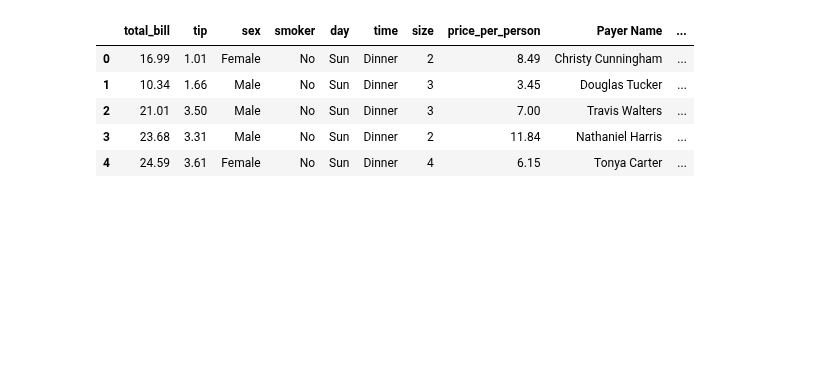
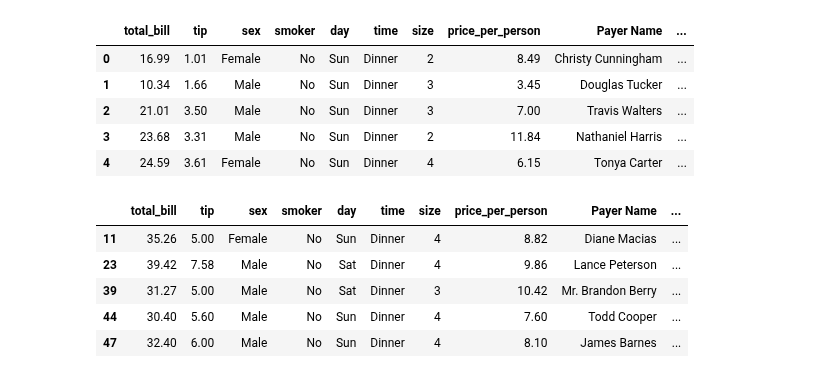
Before and after one commit to rohitcodism/ML-DS, a Jupyter notebook: practices/pandas/Data_filtering.ipynb, the cells around one changed output. Cells and saved outputs as stored; diff of their text form; code cells hidden in the pictures; blank space fills up the shorter version.

```diff
--- a/practices/pandas/Data_filtering.ipynb
+++ b/practices/pandas/Data_filtering.ipynb
@@ -14,0 +17,9 @@ df.head()
+# %%
+filtBill.head()
+# %% [output]
+|  | total_bill | tip | sex | smoker | day | time | size | price_per_person | Payer Name | ... |
+| 11 | 35.26 | 5.00 | Female | No | Sun | Dinner | 4 | 8.82 | Diane Macias | ... |
+| 23 | 39.42 | 7.58 | Male | No | Sat | Dinner | 4 | 9.86 | Lance Peterson | ... |
+| 39 | 31.27 | 5.00 | Male | No | Sat | Dinner | 3 | 10.42 | Mr. Brandon Berry | ... |
+| 44 | 30.40 | 5.60 | Male | No | Sun | Dinner | 4 | 7.60 | Todd Cooper | ... |
+| 47 | 32.40 | 6.00 | Male | No | Sun | Dinner | 4 | 8.10 | James Barnes | ... |
```
Also changed, not shown: parts of 5 cells of this notebook.
